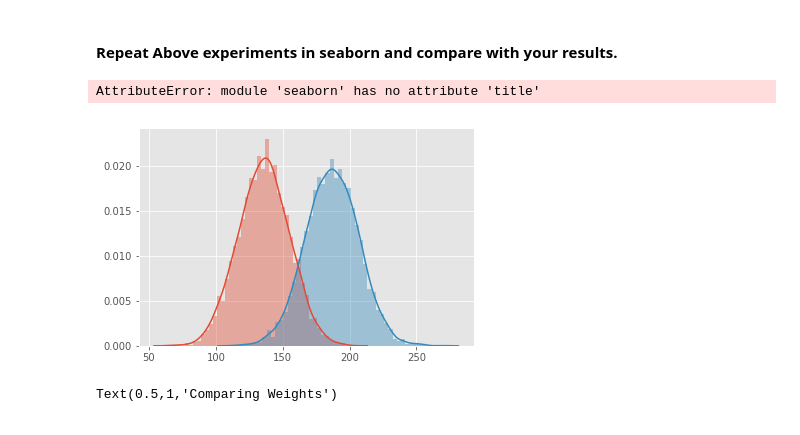
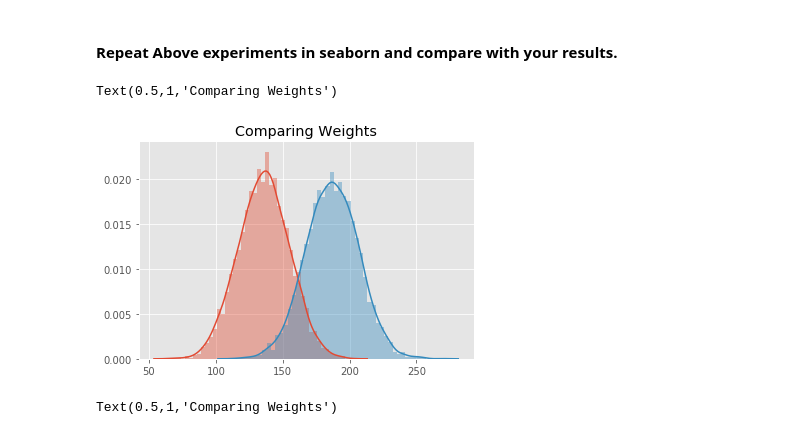
Before and after one commit to Gittekken/dsc-1-09-11-the-probability-density-function-lab-nyc-ds-career-012819, a Jupyter notebook: index.ipynb, the cells around one changed output. Saved outputs shown, nothing was run; the diff lists cells and outputs as text; code cells hidden in the pictures.

```diff
--- a/index.ipynb
+++ b/index.ipynb
@@ -148,12 +148,12 @@ ax_1.plot(female_bins, female_n, color = 'purple')
 # %%
 import seaborn as sns
 
 sns.distplot(Female_weight)
 sns.distplot(Male_weight)
-sns.title("Comparing Weights")
+plt.title("Comparing Weights")
 # %% [output]
-AttributeError: module 'seaborn' has no attribute 'title'
+Text(0.5,1,'Comparing Weights')
-[figure, old version]
+[figure, new version]
 # %%
 # %% [output]
 Text(0.5,1,'Comparing Weights')
```
